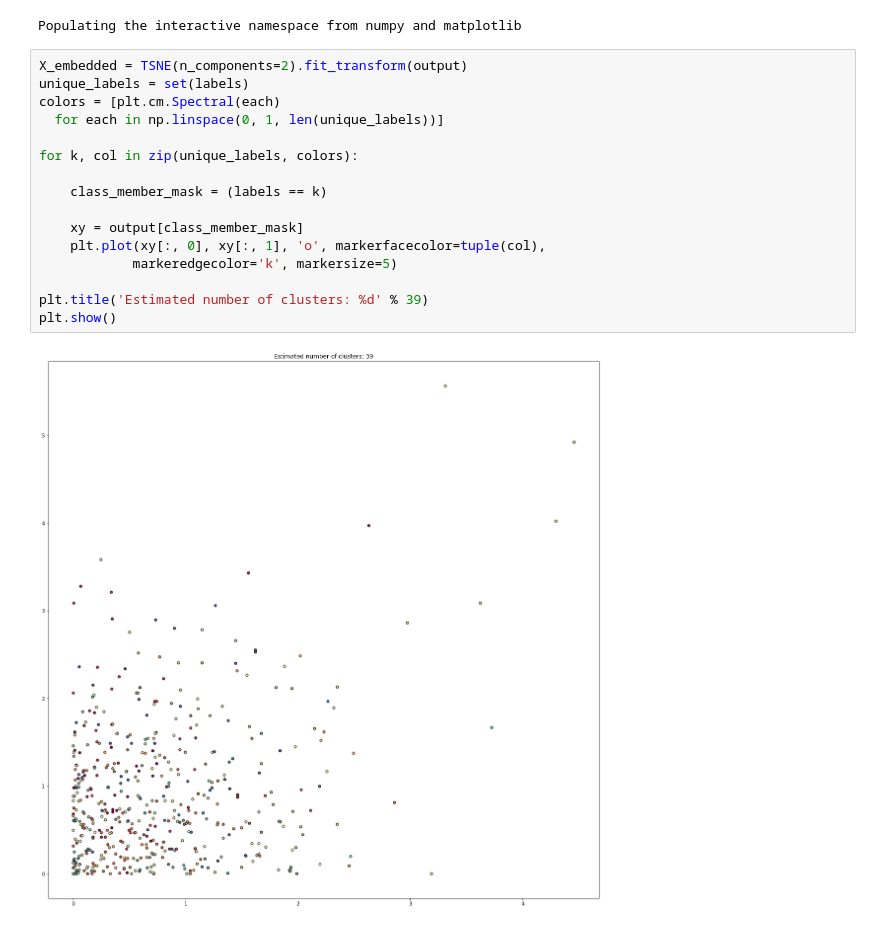
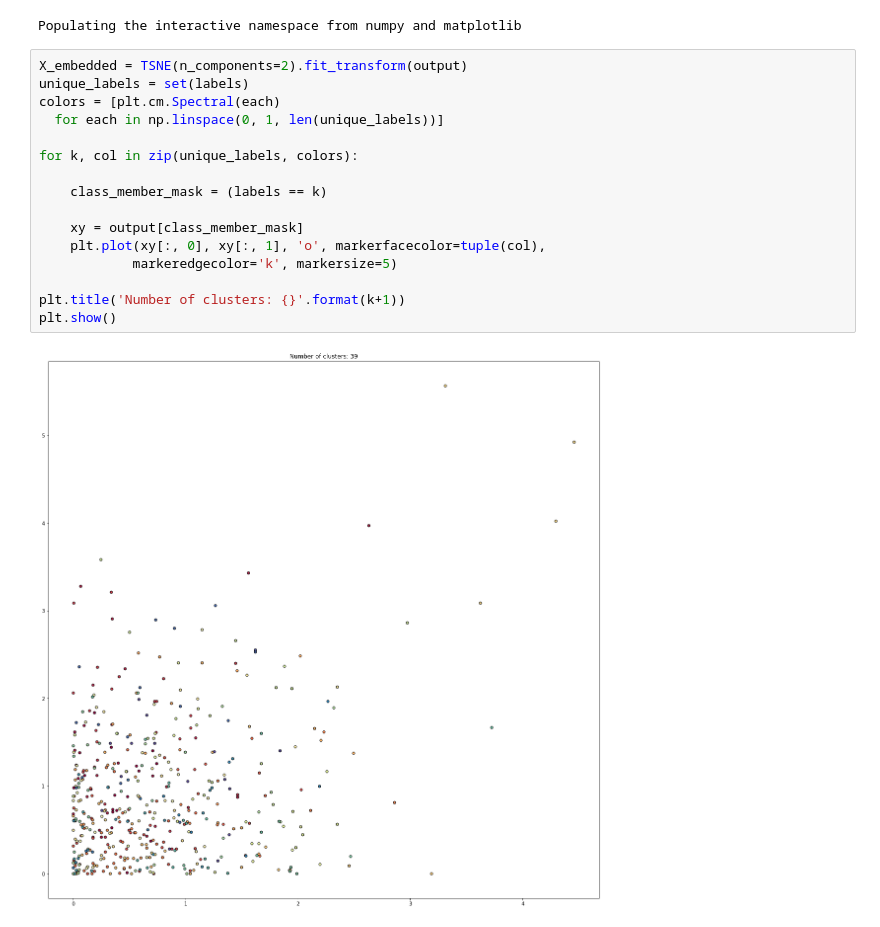
Before and after one commit to maccuryj/AncientCoins, a Jupyter notebook: resnet_cluster.ipynb, the cells around one changed output. Saved outputs shown, nothing was run; the diff lists cells and outputs as text.

Commit message:
minor plot alteration

```diff
--- a/resnet_cluster.ipynb
+++ b/resnet_cluster.ipynb
@@ -112,18 +112,18 @@ Populating the interactive namespace from numpy and matplotlib
 # %%
 X_embedded = TSNE(n_components=2).fit_transform(output)
 unique_labels = set(labels)
 colors = [plt.cm.Spectral(each)
   for each in np.linspace(0, 1, len(unique_labels))]
 
 for k, col in zip(unique_labels, colors):
 
     class_member_mask = (labels == k)
 
     xy = output[class_member_mask]
     plt.plot(xy[:, 0], xy[:, 1], 'o', markerfacecolor=tuple(col),
             markeredgecolor='k', markersize=5)
 
-plt.title('Estimated number of clusters: %d' % 39)
+plt.title('Number of clusters: {}'.format(k+1))
 plt.show()
 # %% [output]
-[figure, old version]
+[figure, new version]
```
